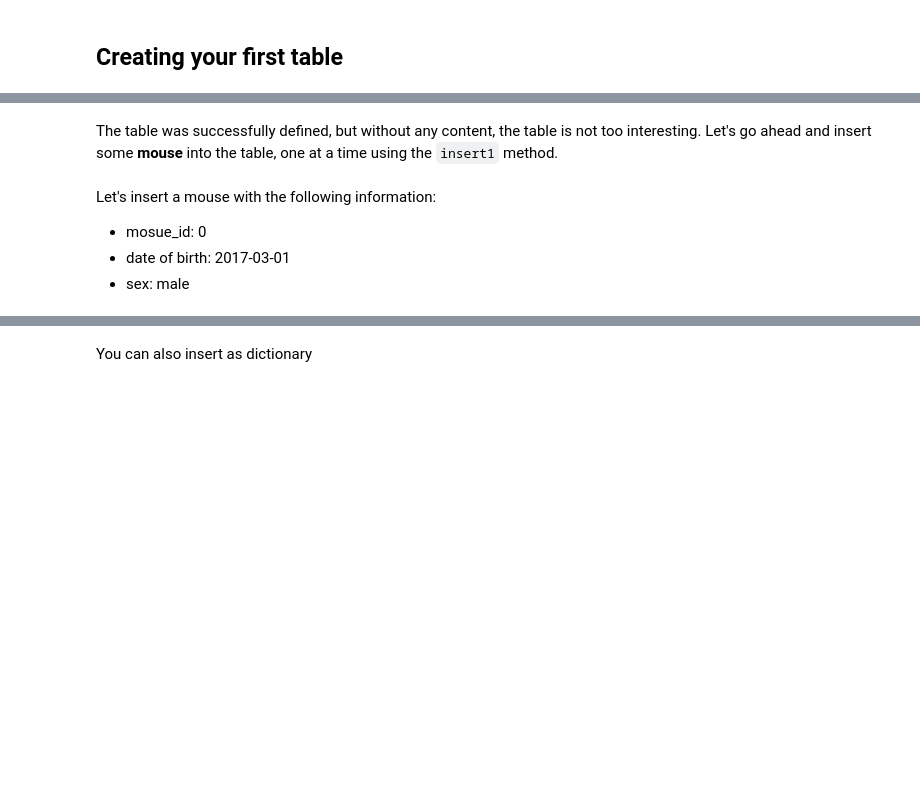
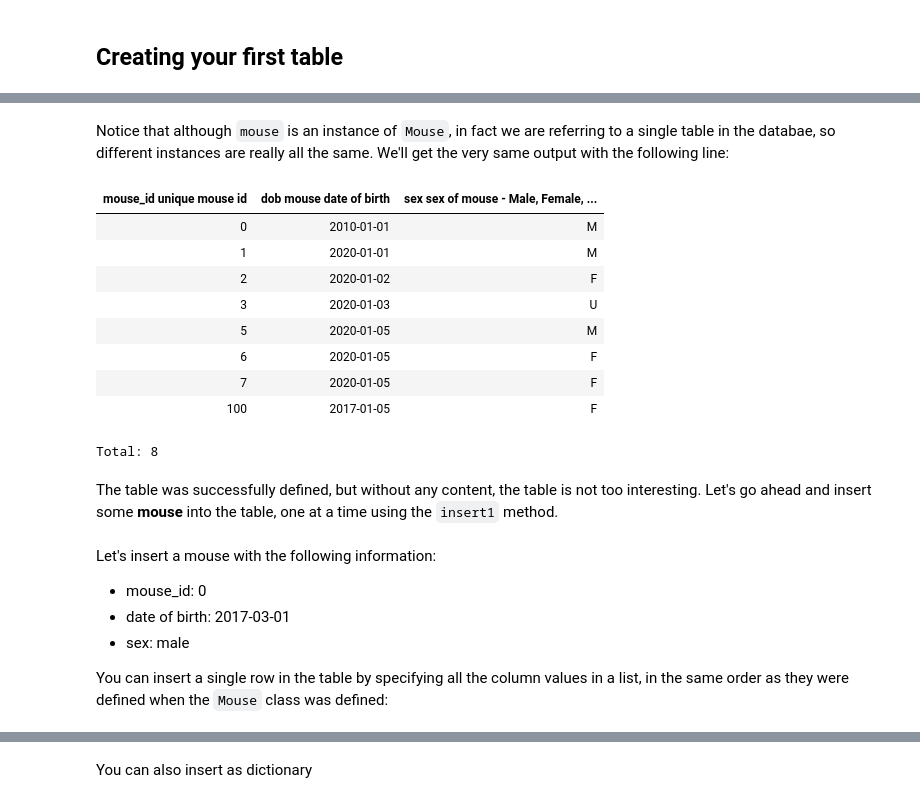
Before and after one commit to datajoint/neuronex_workshop_2018, a Jupyter notebook: julia/01-Getting started with DataJoint.ipynb, the cells around one changed output, grey strips where cells are left out. Cells and saved outputs as stored; diff of their text form; code cells hidden in the pictures; blank space fills up the shorter version.

```diff
--- a/julia/01-Getting started with DataJoint.ipynb
+++ b/julia/01-Getting started with DataJoint.ipynb
@@ -107,7 +253,24 @@ Mouse()
+# %% [markdown]
+Notice that although `mouse` is an instance of `Mouse`, in fact we are referring to a single table in the databae, so different instances are really all the same. We'll get the very same output with the following line:
+# %%
+py"Mouse"()
+# %% [output]
+| mouse_id unique mouse id | dob mouse date of birth | sex sex of mouse - Male, Female, ... |
+| 0 | 2010-01-01 | M |
+| 1 | 2020-01-01 | M |
+| 2 | 2020-01-02 | F |
+| 3 | 2020-01-03 | U |
+| 5 | 2020-01-05 | M |
+| 6 | 2020-01-05 | F |
+| 7 | 2020-01-05 | F |
+| 100 | 2017-01-05 | F |
+Total: 8
 # %% [markdown]
 The table was successfully defined, but without any content, the table is not too interesting. Let's go ahead and insert some **mouse** into the table, one at a time using the `insert1` method.
 # %% [markdown]
 Let's insert a mouse with the following information:
-* mosue_id: 0
+* mouse_id: 0
 * date of birth: 2017-03-01
 * sex: male
+
+You can insert a single row in the table by specifying all the column values in a list, in the same order as they were defined when the `Mouse` class was defined:
```
Also changed, not shown: parts of 31 cells of this notebook.
